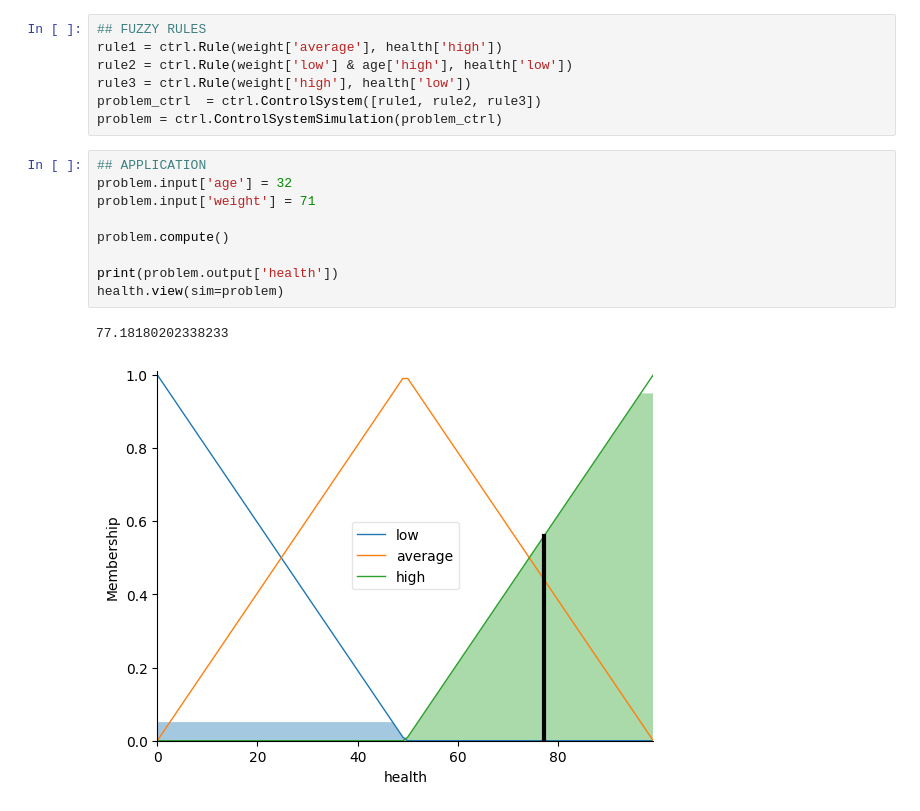
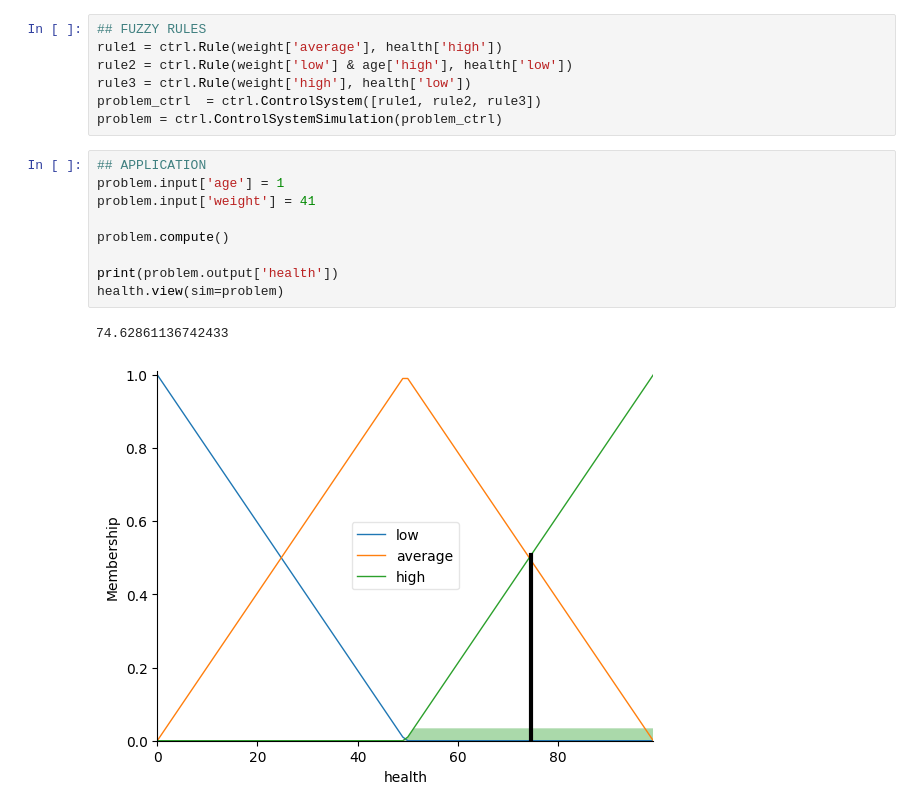
Before and after one commit to JoaoAnt42/Course, a Jupyter notebook: BigData/M_2(FuzzyLogic)/notebooks/FuzzyLogic03.ipynb, the cells around one changed output. Cells and saved outputs as stored; diff of their text form.

```diff
--- a/BigData/M_2(FuzzyLogic)/notebooks/FuzzyLogic03.ipynb
+++ b/BigData/M_2(FuzzyLogic)/notebooks/FuzzyLogic03.ipynb
@@ -37,13 +37,13 @@ problem_ctrl  = ctrl.ControlSystem([rule1, rule2, rule3])
 problem = ctrl.ControlSystemSimulation(problem_ctrl)
 # %%
 ## APPLICATION
-problem.input['age'] = 32
-problem.input['weight'] = 71
+problem.input['age'] = 1
+problem.input['weight'] = 41
 
 problem.compute()
 
 print(problem.output['health'])
 health.view(sim=problem)
 # %% [output]
-77.18180202338233
+74.62861136742433
-[figure, old version]
+[figure, new version]
```
Also changed, not shown: 7 other files.
